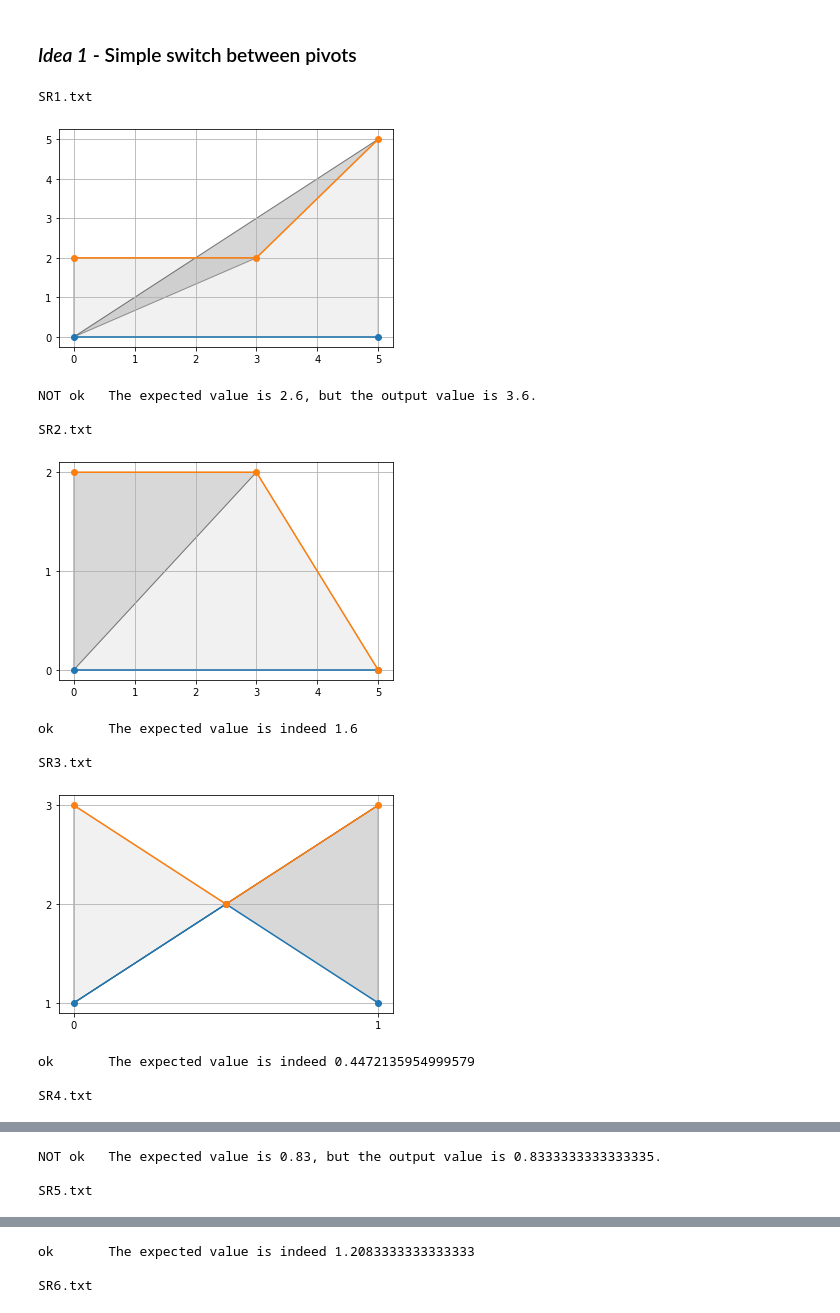
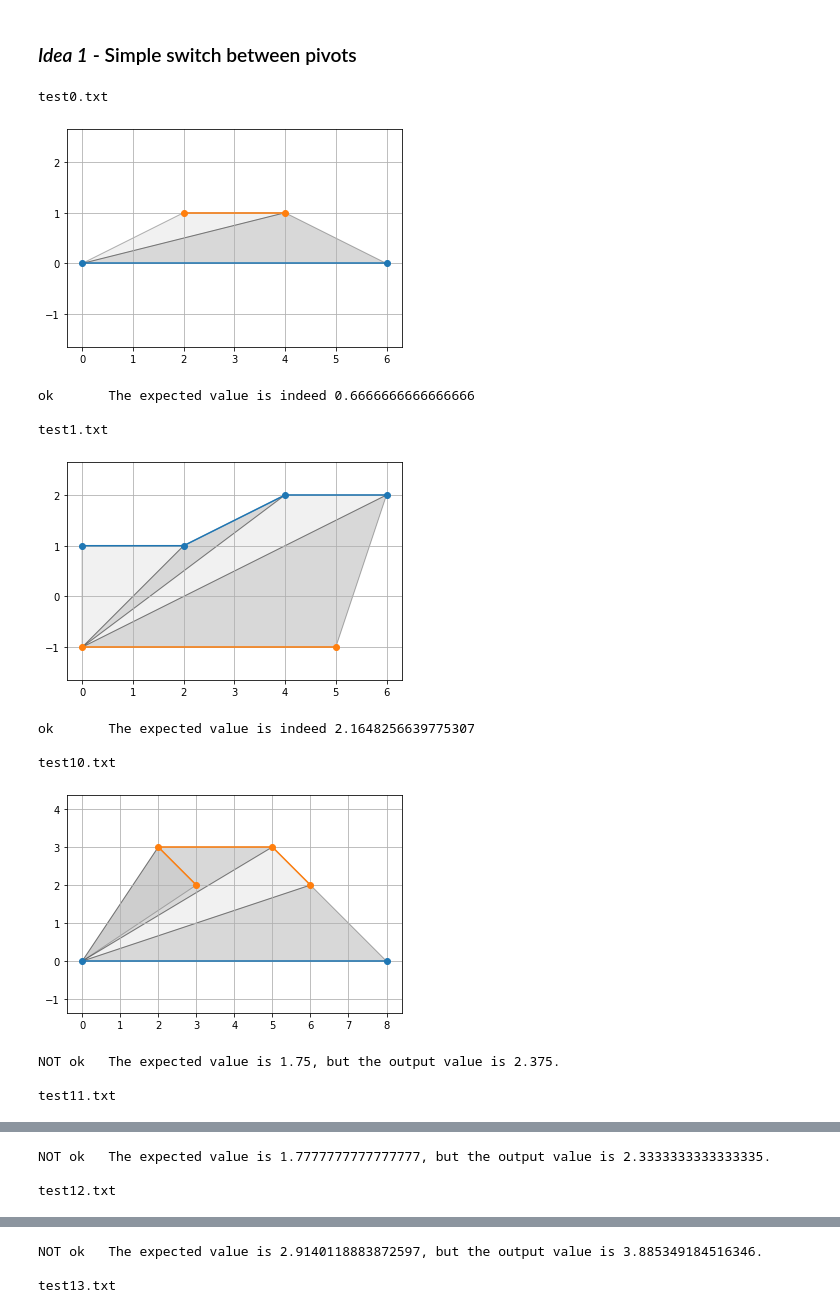
Before and after one commit to JulienNonin/error-btw-trajectories, a Jupyter notebook: Sol1a-Pivots.ipynb, the cells around one changed output, grey strips where cells are left out. Drawn from its saved outputs; the diff is of its cells as text; code cells hidden in the pictures.

```diff
--- a/Sol1a-Pivots.ipynb
+++ b/Sol1a-Pivots.ipynb
@@ -54,7 +55,8 @@ We are defining `si` and `tj` instead of simply using `S[i]` and `T[j]`, in orde
 # %% [markdown]
 ### *Idea 1* - Simple switch between pivots
 # %%
-def error_btw_trajectories1(S, T):
+def error_btw_trajectories(S, T):
+    assert len(S) >= 2 and len(T) >= 1, "IncorrectInputTrajectories"
     i, j = 0, 0 # i (or j) is the index of the current point along S (or T)
     si, tj = S[i], T[j]
     plt.figure()
@@ -62,7 +64,7 @@ def error_btw_trajectories1(S, T):
     ax = plt.gca()
     ax.xaxis.set_major_locator(MaxNLocator(integer=True))
     ax.yaxis.set_major_locator(MaxNLocator(integer=True))
-    #     plt.axis("equal")
+    plt.axis("equal")
     plt.grid()
     error, old_point = 0, S[0]
     while i < len(S) - 1 and j < len(T) - 1:
@@ -75,7 +77,7 @@ def error_btw_trajectories1(S, T):
             plt.plot(*intersect, 'og')
 #             print("intersection")
         else:
-            if find_next_focus_point3(si, S[i+1], tj, T[j+1]):
+            if find_next_focus_point4(si, S[i+1], tj, T[j+1], old_point):
                 old_point = si
                 si, i = S[i+1], i+1
             else:
@@ -99,18 +101,19 @@ def error_btw_trajectories1(S, T):
     Slen = sum(norm(S[i+1] - S[i]) for i in range(len(S) - 1))
     return error / Slen
 # %%
-validator.test(error_btw_trajectories1, samples_range = slice(0, None), dirname = "../indoor-location-oracles/Oracles/")
+validator.test(error_btw_trajectories, samples_range = slice(0, 13), dirname = "test/")
+#../indoor-location-oracles/Oracles/
 # %% [output]
-SR1.txt
+test0.txt
-[figure, old version]
+[figure, new version]
-NOT ok   The expected value is 2.6, but the output value is 3.6.
+ok       The expected value is indeed 0.6666666666666666
 
-SR2.txt
+test1.txt
-[figure, old version]
+[figure, new version]
-ok       The expected value is indeed 1.6
+ok       The expected value is indeed 2.1648256639775307
 
-SR3.txt
+test10.txt
-[figure, old version]
+[figure, new version]
-ok       The expected value is indeed 0.4472135954999579
+NOT ok   The expected value is 1.75, but the output value is 2.375.
 
-SR4.txt
+test11.txt
@@ -118,3 +121,3 @@ SR4.txt
-NOT ok   The expected value is 0.83, but the output value is 0.8333333333333335.
+NOT ok   The expected value is 1.7777777777777777, but the output value is 2.3333333333333335.
 
-SR5.txt
+test12.txt
@@ -122,3 +125,3 @@ SR5.txt
-ok       The expected value is indeed 1.2083333333333333
+NOT ok   The expected value is 2.9140118883872597, but the output value is 3.885349184516346.
 
-SR6.txt
+test13.txt
```
Also changed, not shown: parts of 13 cells of this notebook, 3 other files.
